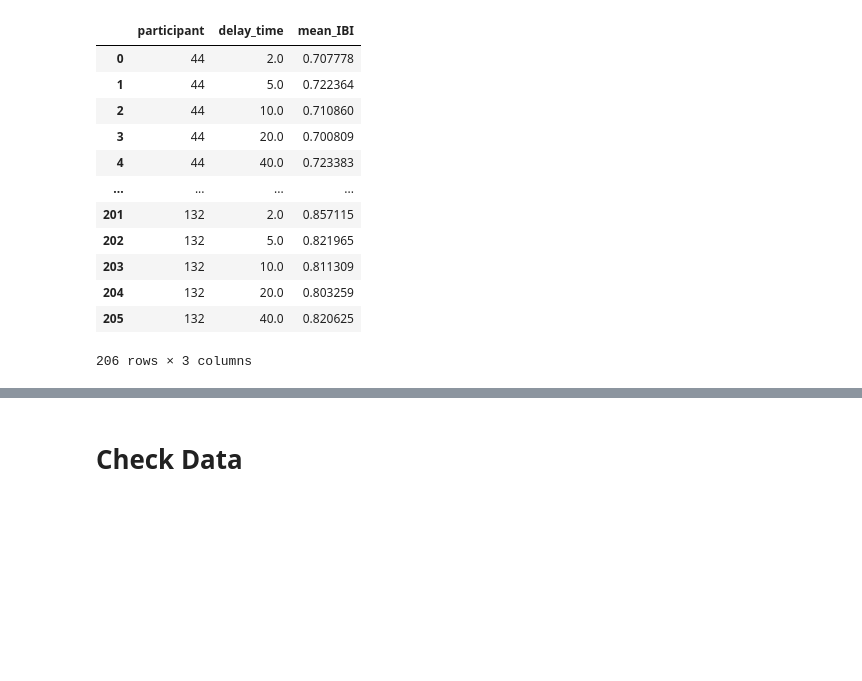
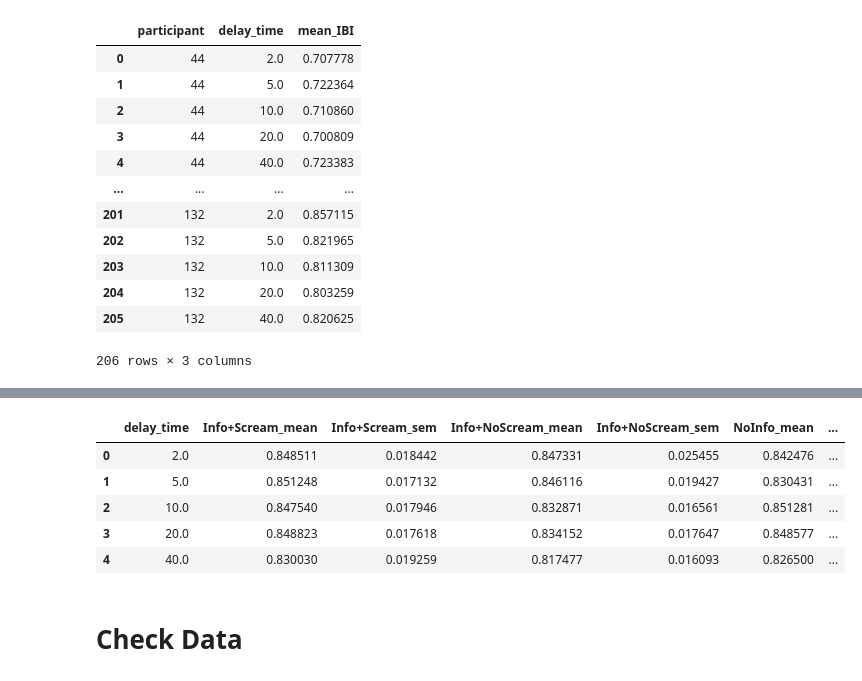
Before and after one commit to stelladongjz/Anticip_EKG_Analysis, a Jupyter notebook: Stella_AvAnt2025_AnalysisEKG_fromPreproc.ipynb, the cells around one changed output, grey strips where cells are left out. Cells and saved outputs as stored; diff of their text form; code cells hidden in the pictures; blank space fills up the shorter version.

```diff
--- a/Stella_AvAnt2025_AnalysisEKG_fromPreproc.ipynb
+++ b/Stella_AvAnt2025_AnalysisEKG_fromPreproc.ipynb
@@ -716,2 +686,11 @@ plot_change_dots_with_error(
+# %%
+summary_ibi
+# %% [output]
+|  | delay_time | Info+Scream_mean | Info+Scream_sem | Info+NoScream_mean | Info+NoScream_sem | NoInfo_mean | ... |
+| 0 | 2.0 | 0.848511 | 0.018442 | 0.847331 | 0.025455 | 0.842476 | ... |
+| 1 | 5.0 | 0.851248 | 0.017132 | 0.846116 | 0.019427 | 0.830431 | ... |
+| 2 | 10.0 | 0.847540 | 0.017946 | 0.832871 | 0.016561 | 0.851281 | ... |
+| 3 | 20.0 | 0.848823 | 0.017618 | 0.834152 | 0.017647 | 0.848577 | ... |
+| 4 | 40.0 | 0.830030 | 0.019259 | 0.817477 | 0.016093 | 0.826500 | ... |
 # %% [markdown]
 # Check Data
```
Also changed, not shown: parts of 15 cells of this notebook.
